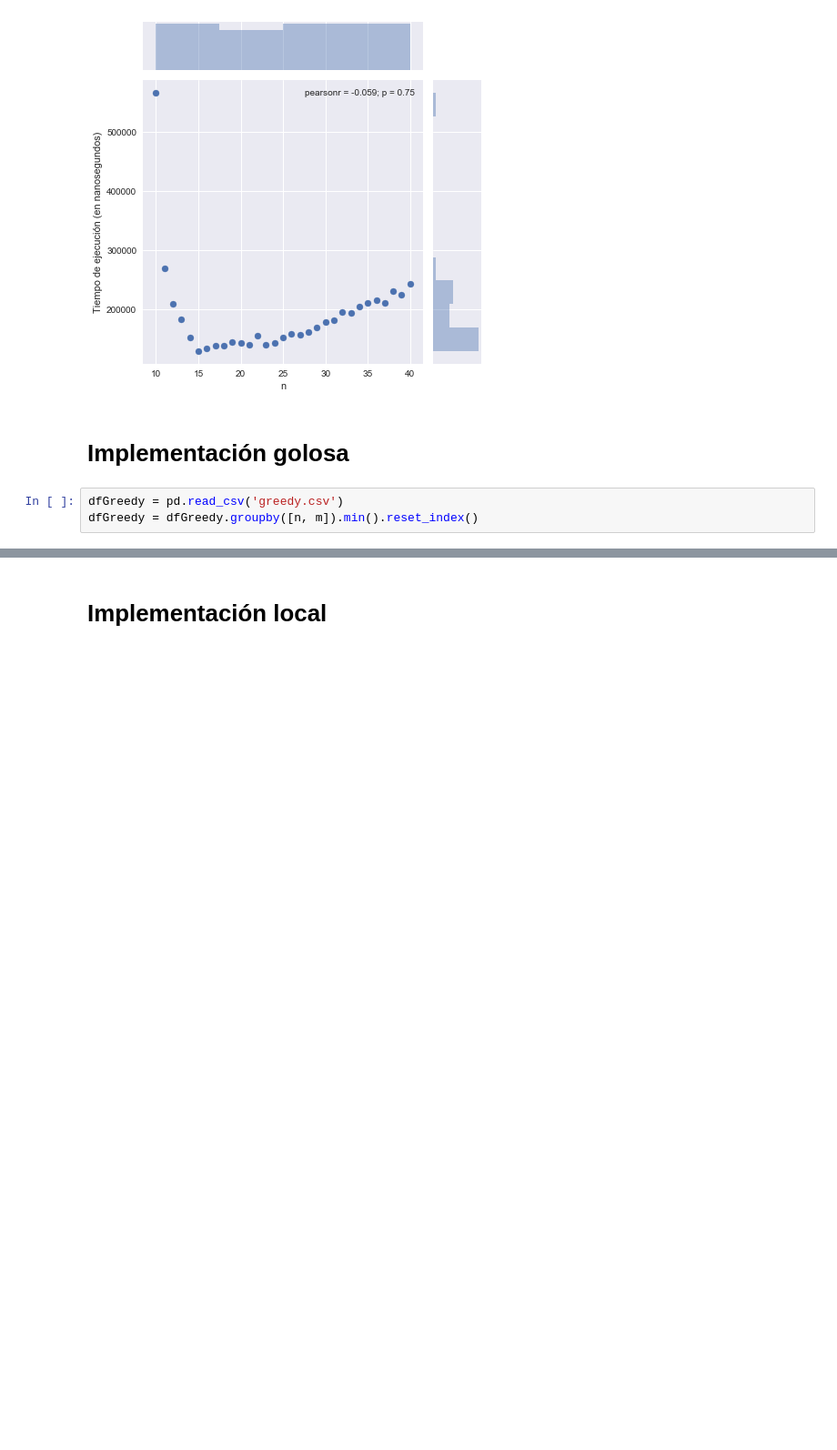
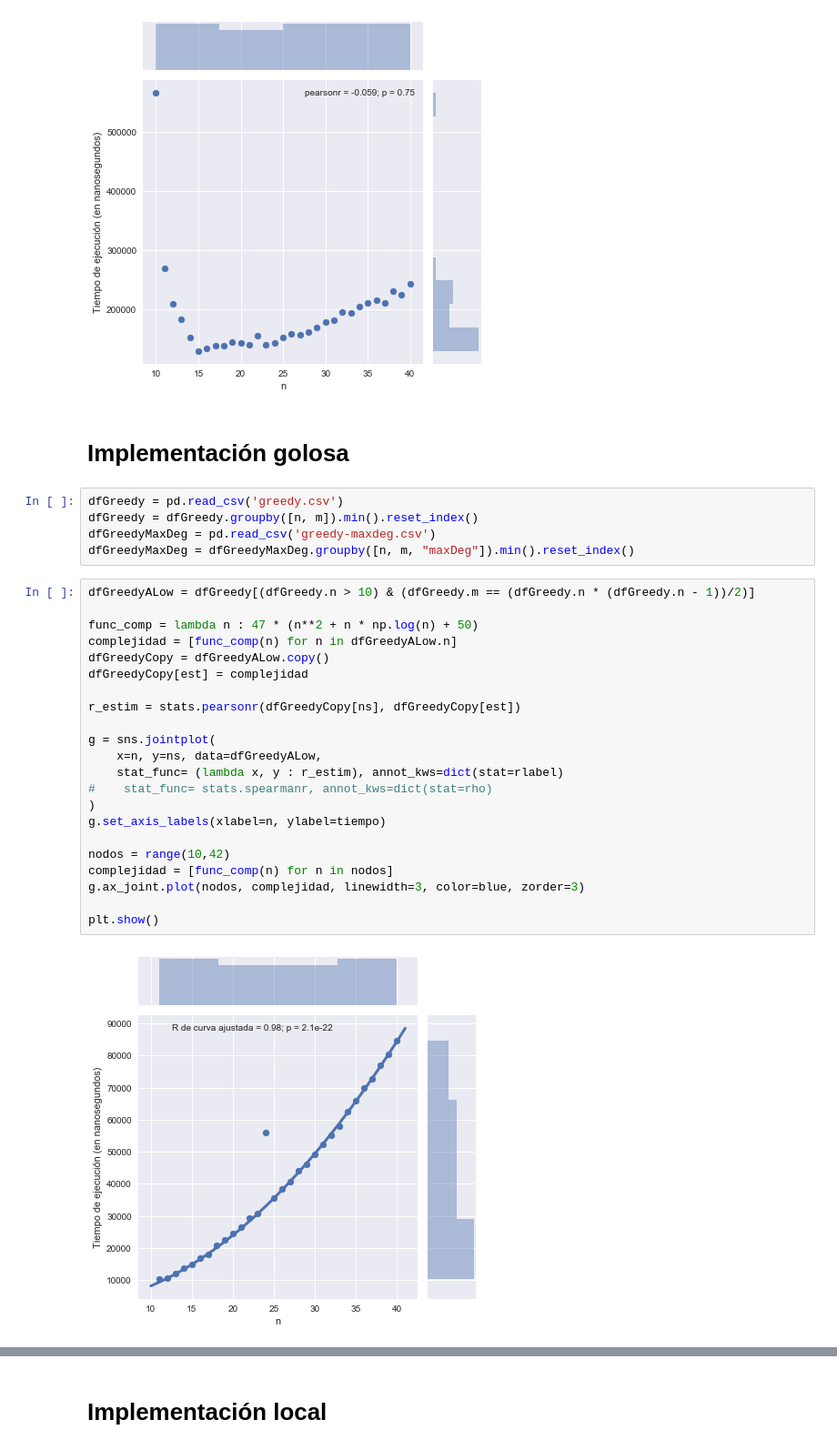
Before and after one commit to ZebaSz/algo3-tp3, a Jupyter notebook: informe/data/Algo3-TP3.ipynb, the cells around one changed output, grey strips where cells are left out. Shown at 91% size. Saved outputs shown, nothing was run; the diff lists cells and outputs as text; blank space fills up the shorter version.

```diff
--- a/informe/data/Algo3-TP3.ipynb
+++ b/informe/data/Algo3-TP3.ipynb
@@ -94,4 +94,30 @@ plt.show()
 # %%
 dfGreedy = pd.read_csv('greedy.csv')
 dfGreedy = dfGreedy.groupby([n, m]).min().reset_index()
+dfGreedyMaxDeg = pd.read_csv('greedy-maxdeg.csv')
+dfGreedyMaxDeg = dfGreedyMaxDeg.groupby([n, m, "maxDeg"]).min().reset_index()
+# %%
+dfGreedyALow = dfGreedy[(dfGreedy.n > 10) & (dfGreedy.m == (dfGreedy.n * (dfGreedy.n - 1))/2)]
+
+func_comp = lambda n : 47 * (n**2 + n * np.log(n) + 50)
+complejidad = [func_comp(n) for n in dfGreedyALow.n]
+dfGreedyCopy = dfGreedyALow.copy()
+dfGreedyCopy[est] = complejidad
+
+r_estim = stats.pearsonr(dfGreedyCopy[ns], dfGreedyCopy[est])
+
+g = sns.jointplot(
+    x=n, y=ns, data=dfGreedyALow,
+    stat_func= (lambda x, y : r_estim), annot_kws=dict(stat=rlabel)
+#    stat_func= stats.spearmanr, annot_kws=dict(stat=rho)
+)
+g.set_axis_labels(xlabel=n, ylabel=tiempo)
+
+nodos = range(10,42)
+complejidad = [func_comp(n) for n in nodos]
+g.ax_joint.plot(nodos, complejidad, linewidth=3, color=blue, zorder=3)
+
+plt.show()
+# %% [output]
+[figure, added]
 # %%
```
Also changed, not shown: parts of 7 cells of this notebook, 6 other files.
